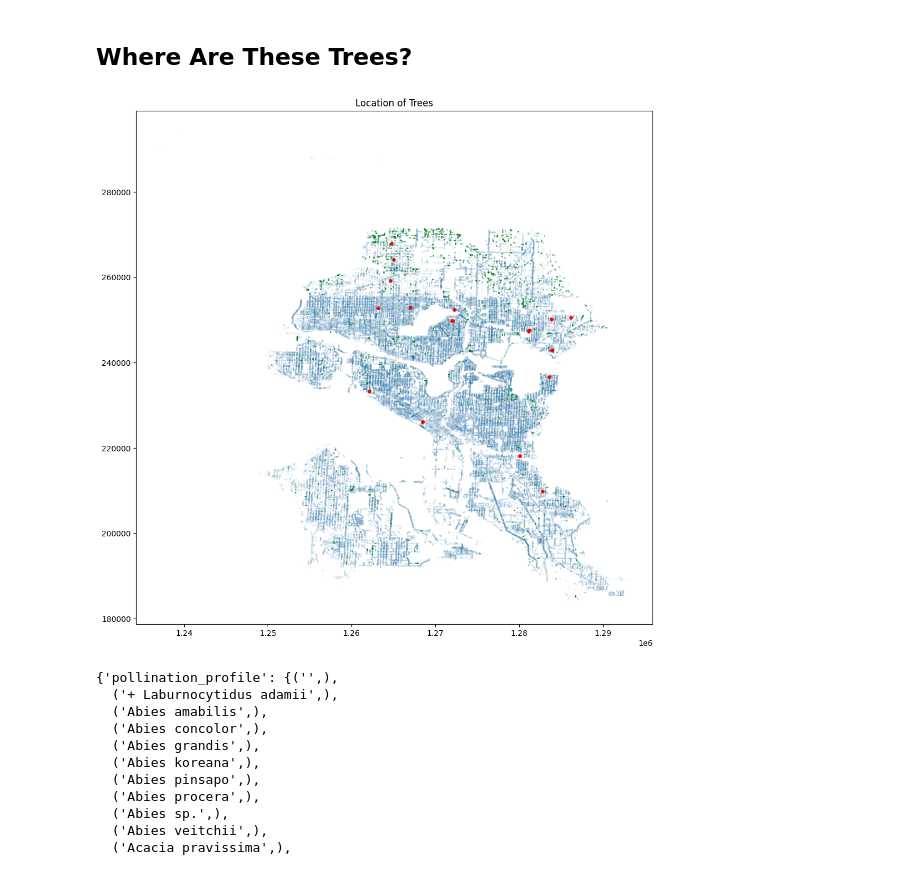
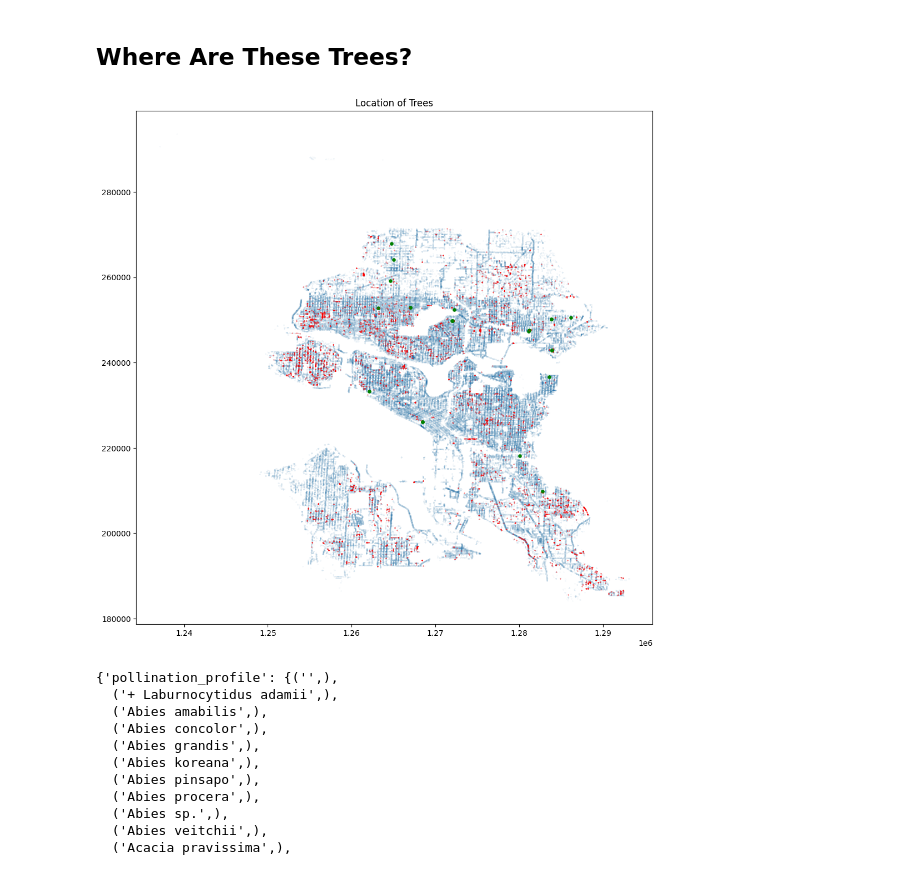
Before and after one commit to fractalate/data-trees-seattle, a Jupyter notebook: explore.ipynb, the cells around one changed output. Cells and saved outputs as stored; diff of their text form; code cells hidden in the pictures.

```diff
--- a/explore.ipynb
+++ b/explore.ipynb
@@ -32,7 +32,7 @@ import matplotlib.pyplot as plt
 
 from typing import Tuple, TypedDict
 # %%
-df_raw = pd.read_csv('SDOT_Trees_CDL_20241119.csv', dtype={
+df_raw = pd.read_csv('data/sdot_trees/SDOT_Trees_CDL_20241119.csv', dtype={
     'CONDITION': 'string',
     'CONDITION_ASSESSMENT_DATE': 'string',
     'ASBUILTPLANNO': 'string',
@@ -181,16 +201,18 @@ Name: count, dtype: int64
 # %%
 apples = df[df['SCIENTIFIC_NAME'].str.startswith('Malus')]
 dfirs = df[df['SCIENTIFIC_NAME'].str.startswith('Pseudotsuga')]
 bristles = df[df['SCIENTIFIC_NAME'] == 'Pinus aristata']
+prunus = df[df['SCIENTIFIC_NAME'] == 'Prunus sp.']
 plt.figure(figsize=(12, 12))
 plt.scatter(df['x'], df['y'], s=.001)
 #plt.scatter(apples['x'], apples['y'], s=.1, color='red')
-plt.scatter(bristles['x'], bristles['y'], s=14, color='red')
-plt.scatter(dfirs['x'], dfirs['y'], s=.1, color='green')
+plt.scatter(bristles['x'], bristles['y'], s=14, color='green')
+#plt.scatter(dfirs['x'], dfirs['y'], s=.1, color='green')
+plt.scatter(prunus['x'], prunus['y'], s=.1, color='red')
 plt.title('Location of Trees')
 plt.show()
 # %% [output]
-[figure, old version]
+[figure, new version]
 # %%
 LOOKUP_MISSES
 # %% [output]
```
Also changed, not shown: parts of 3 cells of this notebook, 3 other files.
